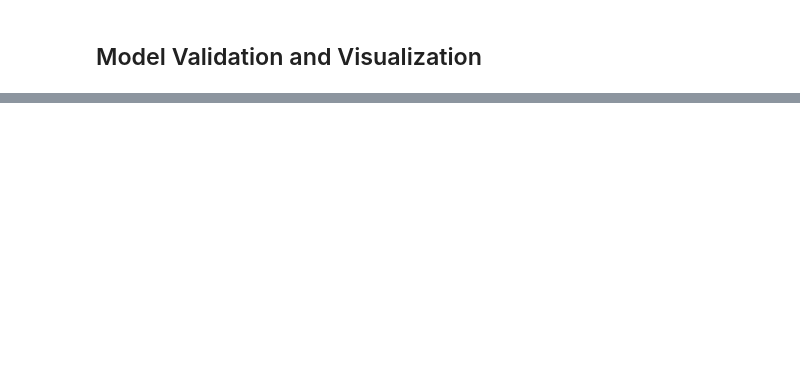
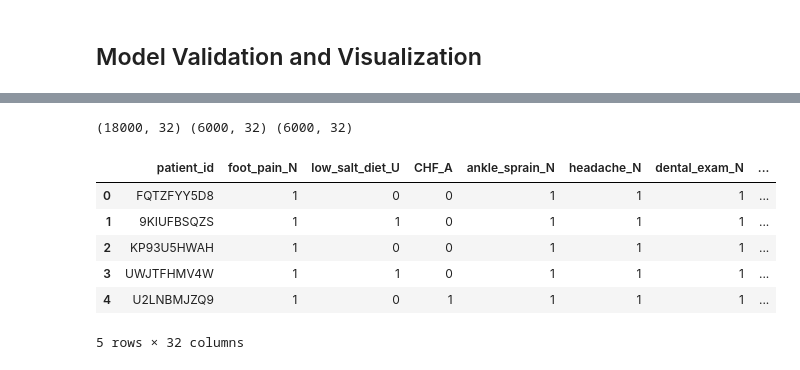
Before and after one commit to Weilin37/CMSAI_Research, a Jupyter notebook: model/toy_simple/02_3_synthetic_xgb_training_shap.ipynb, the cells around one changed output, grey strips where cells are left out. Drawn from its saved outputs; the diff is of its cells as text; code cells hidden in the pictures; blank space fills up the shorter version.

```diff
--- a/model/toy_simple/02_3_synthetic_xgb_training_shap.ipynb
+++ b/model/toy_simple/02_3_synthetic_xgb_training_shap.ipynb
@@ -486,0 +404,15 @@ for i, model_path in enumerate(models_paths):
+# %%
+df_train = pd.read_csv(x_train_one_hot_path)
+df_val = pd.read_csv(x_valid_one_hot_path)
+df_test = pd.read_csv(x_test_one_hot_path)
+print(df_train.shape, df_val.shape, df_test.shape)
+df_val.head()
+# %% [output]
+(18000, 32) (6000, 32) (6000, 32)
+|  | patient_id | foot_pain_N | low_salt_diet_U | CHF_A | ankle_sprain_N | headache_N | dental_exam_N | ... |
+| 0 | FQTZFYY5D8 | 1 | 0 | 0 | 1 | 1 | 1 | ... |
+| 1 | 9KIUFBSQZS | 1 | 1 | 0 | 1 | 1 | 1 | ... |
+| 2 | KP93U5HWAH | 1 | 0 | 0 | 1 | 1 | 1 | ... |
+| 3 | UWJTFHMV4W | 1 | 1 | 0 | 1 | 1 | 1 | ... |
+| 4 | U2LNBMJZQ9 | 1 | 0 | 1 | 1 | 1 | 1 | ... |
+5 rows × 32 columns
```
Also changed, not shown: parts of 21 cells of this notebook.
